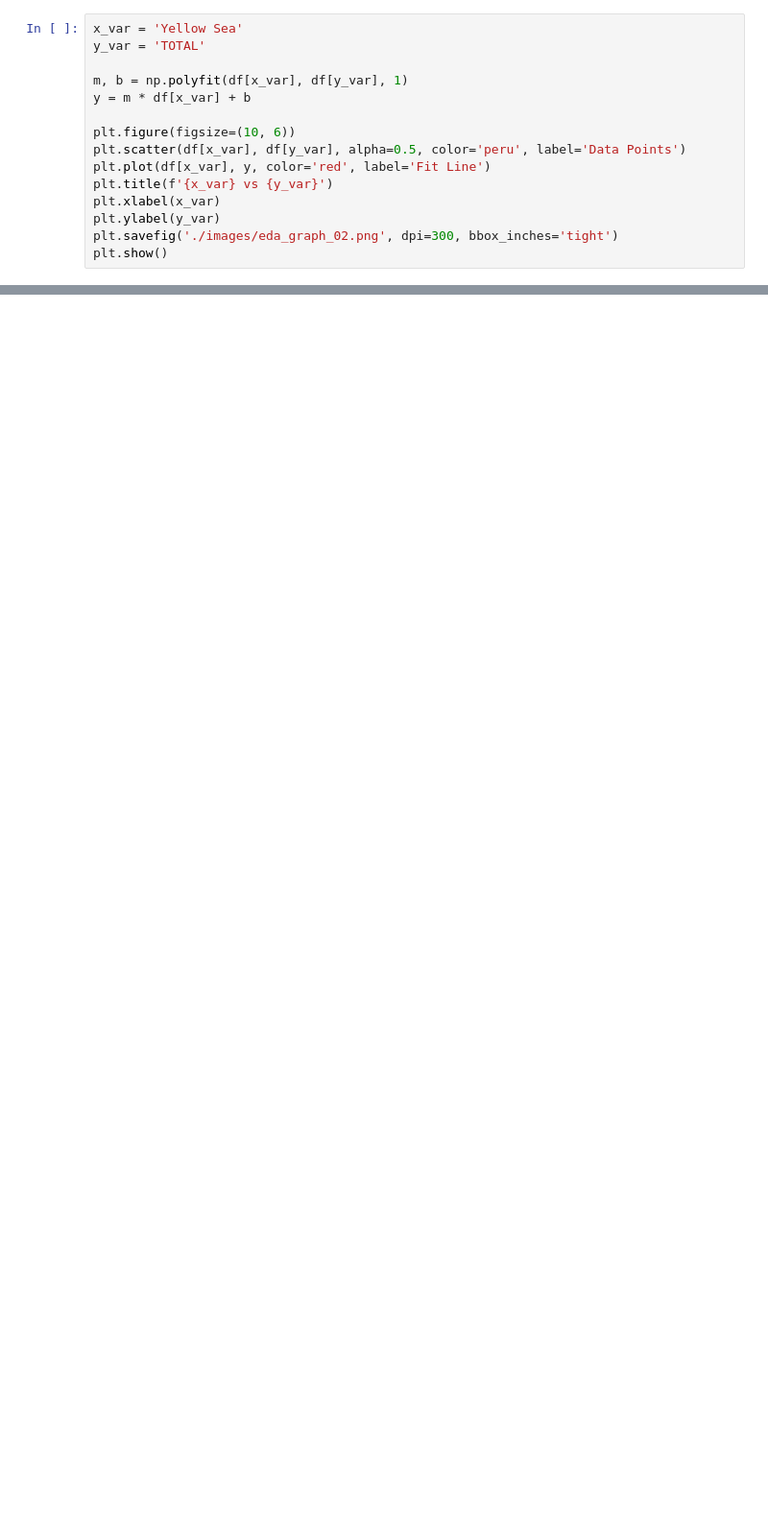
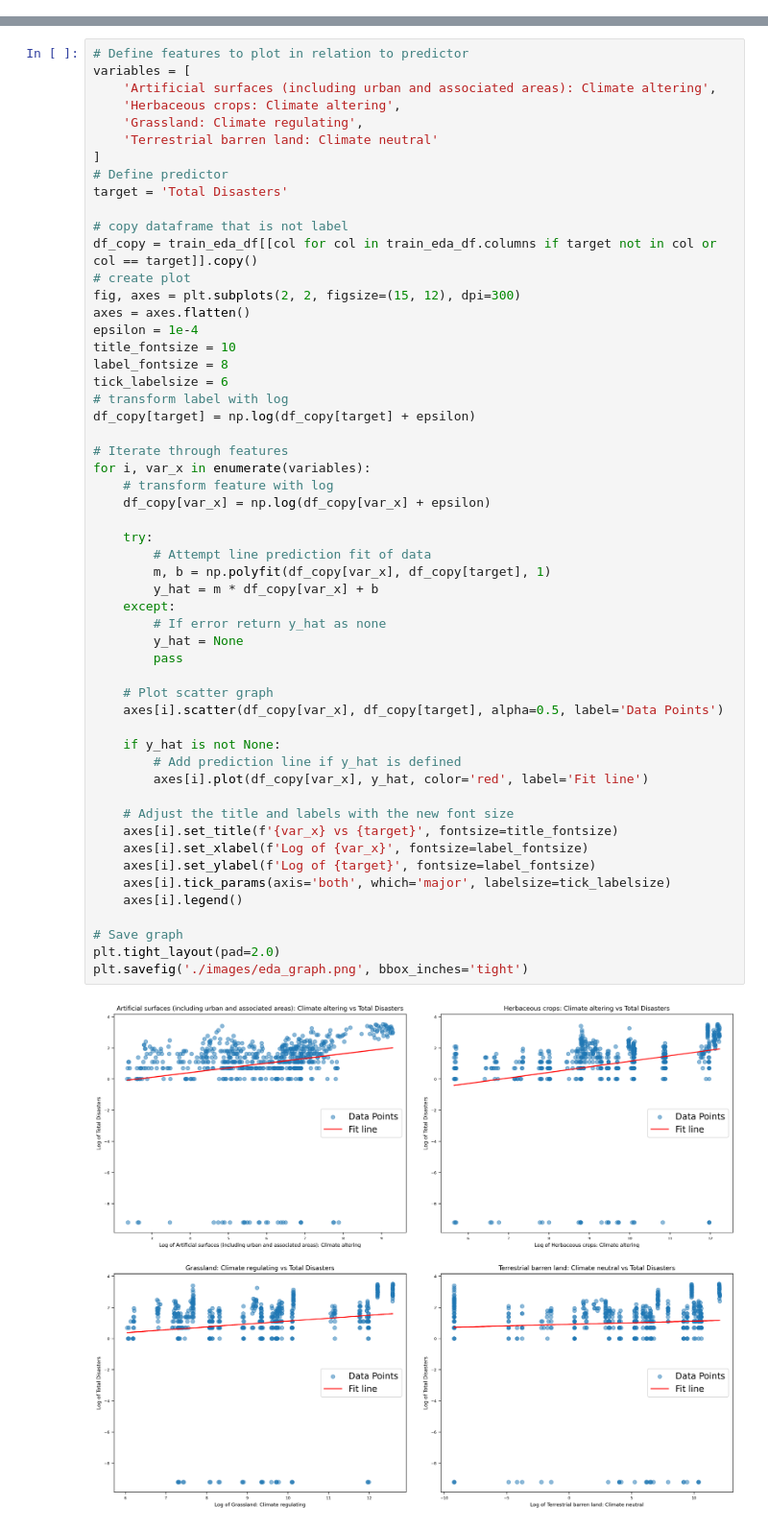
Before and after one commit to AtaishNehra/Climate-Induced-Disaster-Predictor, a Jupyter notebook: 03_DataLoad.ipynb, the cells around one changed output, grey strips where cells are left out. Shown at 96% size. Drawn from its saved outputs; the diff is of its cells as text; blank space fills up the shorter version.

```diff
--- a/03_DataLoad.ipynb
+++ b/03_DataLoad.ipynb
@@ -129,15 +158,0 @@ plt.show()
-# %%
-x_var = 'Yellow Sea'
-y_var = 'TOTAL'
-
-m, b = np.polyfit(df[x_var], df[y_var], 1)
-y = m * df[x_var] + b
-
-plt.figure(figsize=(10, 6))
-plt.scatter(df[x_var], df[y_var], alpha=0.5, color='peru', label='Data Points')
-plt.plot(df[x_var], y, color='red', label='Fit Line')
-plt.title(f'{x_var} vs {y_var}')
-plt.xlabel(x_var)
-plt.ylabel(y_var)
-plt.savefig('./images/eda_graph_02.png', dpi=300, bbox_inches='tight')
-plt.show()
@@ -145,0 +159,56 @@ plt.show()
+# %%
+# Define features to plot in relation to predictor
+variables = [
+    'Artificial surfaces (including urban and associated areas): Climate altering',
+    'Herbaceous crops: Climate altering',
+    'Grassland: Climate regulating',
+    'Terrestrial barren land: Climate neutral'
+]
+# Define predictor
+target = 'Total Disasters'
+
+# copy dataframe that is not label
+df_copy = train_eda_df[[col for col in train_eda_df.columns if target not in col or col == target]].copy()
+# create plot
+fig, axes = plt.subplots(2, 2, figsize=(15, 12), dpi=300)
+axes = axes.flatten()
+epsilon = 1e-4
+title_fontsize = 10
+label_fontsize = 8
+tick_labelsize = 6
+# transform label with log
+df_copy[target] = np.log(df_copy[target] + epsilon)
+
+# Iterate through features
+for i, var_x in enumerate(variables):
+    # transform feature with log
+    df_copy[var_x] = np.log(df_copy[var_x] + epsilon)
+
+    try:
+        # Attempt line prediction fit of data
+        m, b = np.polyfit(df_copy[var_x], df_copy[target], 1)
+        y_hat = m * df_copy[var_x] + b
+    except:
+        # If error return y_hat as none
+        y_hat = None
+        pass
+
+    # Plot scatter graph
+    axes[i].scatter(df_copy[var_x], df_copy[target], alpha=0.5, label='Data Points')
+
+    if y_hat is not None:
+        # Add prediction line if y_hat is defined
+        axes[i].plot(df_copy[var_x], y_hat, color='red', label='Fit line')
+
+    # Adjust the title and labels with the new font size
+    axes[i].set_title(f'{var_x} vs {target}', fontsize=title_fontsize)
+    axes[i].set_xlabel(f'Log of {var_x}', fontsize=label_fontsize)
+    axes[i].set_ylabel(f'Log of {target}', fontsize=label_fontsize)
+    axes[i].tick_params(axis='both', which='major', labelsize=tick_labelsize)
+    axes[i].legend()
+
+# Save graph
+plt.tight_layout(pad=2.0)
+plt.savefig('./images/eda_graph.png', bbox_inches='tight')
+# %% [output]
+[figure, added]
```
Also changed, not shown: parts of 13 cells of this notebook, 21 other files.
